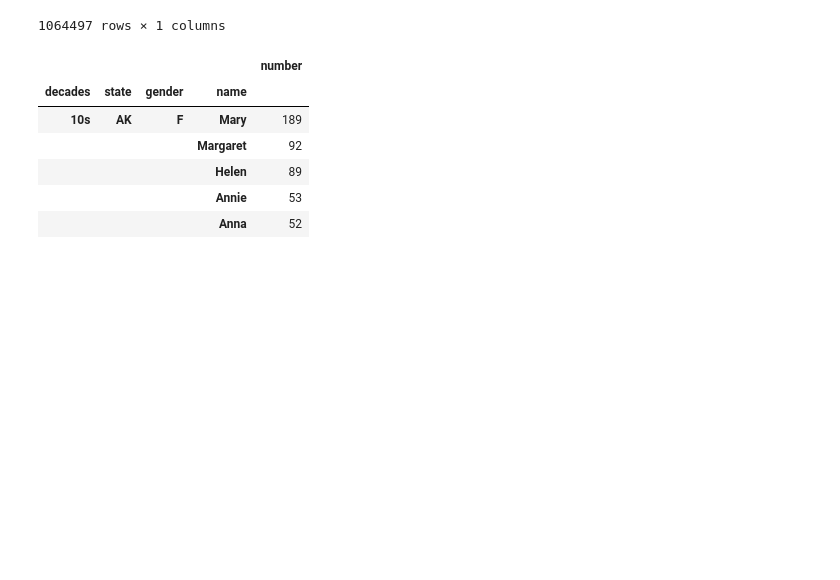
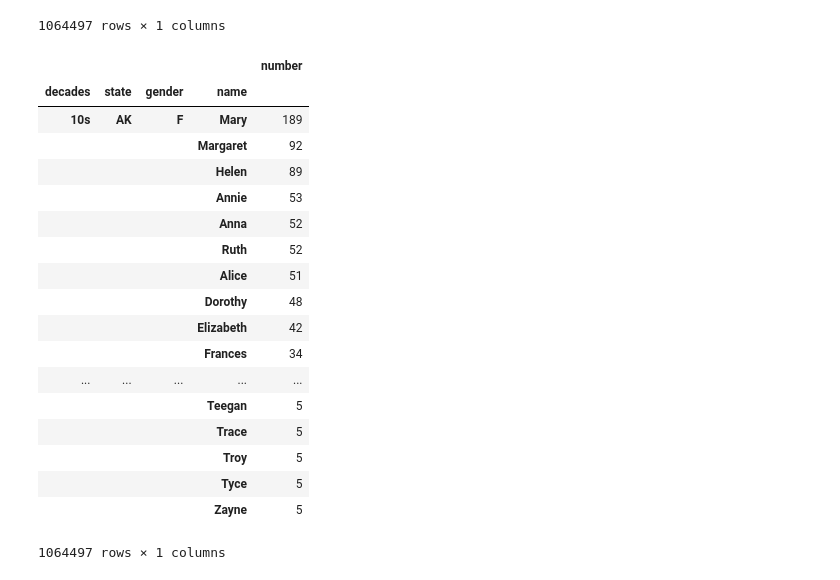
Before and after one commit to GizemYP/columbia_group_project, a Jupyter notebook: SSN_data/Dataset Pull.ipynb, the cells around one changed output. Cells and saved outputs as stored; diff of their text form; code cells hidden in the pictures; blank space fills up the shorter version.

```diff
--- a/SSN_data/Dataset Pull.ipynb
+++ b/SSN_data/Dataset Pull.ipynb
@@ -88,13 +70,25 @@ cut_fin_df
 |  |  |  | Zayne | 5 |
 1064497 rows × 1 columns
 # %%
-sort_df = cut_fin_df.sort_values(by=["decades", 'state','gender','number'], ascending=[True, True,True, False]).head(5)
-#sort_df
+sort_df = cut_fin_df.sort_values(by=["decades", 'state','gender','number'], ascending=[True, True,True, False])
+sort_df
 # %% [output]
 |  |  |  |  | number |
 | decades | state | gender | name |  |
 | 10s | AK | F | Mary | 189 |
 |  |  |  | Margaret | 92 |
 |  |  |  | Helen | 89 |
 |  |  |  | Annie | 53 |
 |  |  |  | Anna | 52 |
+|  |  |  | Ruth | 52 |
+|  |  |  | Alice | 51 |
+|  |  |  | Dorothy | 48 |
+|  |  |  | Elizabeth | 42 |
+|  |  |  | Frances | 34 |
+| ... | ... | ... | ... | ... |
+|  |  |  | Teegan | 5 |
+|  |  |  | Trace | 5 |
+|  |  |  | Troy | 5 |
+|  |  |  | Tyce | 5 |
+|  |  |  | Zayne | 5 |
+1064497 rows × 1 columns
```
Also changed, not shown: parts of 7 cells of this notebook, 2 other files.
